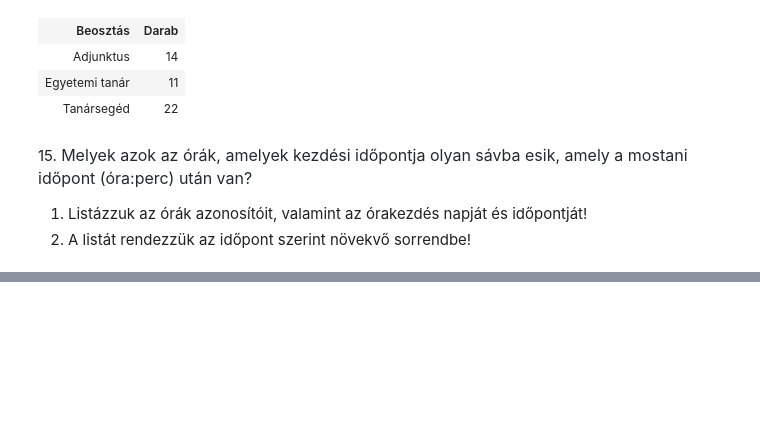
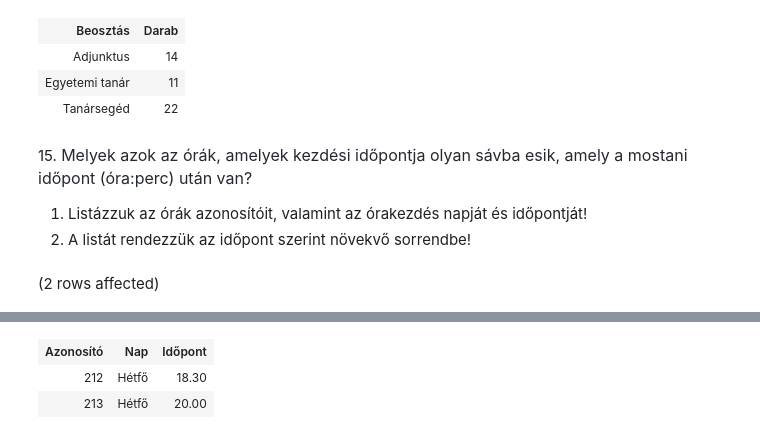
Before and after one commit to Dobo-Lilla/adatbazisok, a Jupyter notebook: gyakorlat02_feladatok .ipynb, the cells around one changed output, grey strips where cells are left out. Drawn from its saved outputs; the diff is of its cells as text; code cells hidden in the pictures; blank space fills up the shorter version.

```diff
--- a/gyakorlat02_feladatok .ipynb
+++ b/gyakorlat02_feladatok .ipynb
@@ -341,3 +341,13 @@ Total execution time: 00:00:00.031
 
 1. Listázzuk az órák azonosítóit, valamint az órakezdés napját és időpontját!
 2. A listát rendezzük az időpont szerint növekvő sorrendbe!
+# %%
+SELECT o.ora_id As 'Azonosító',
+    n.nap As 'Nap',
+    s.Időpont As 'Időpont'
+FROM Orak o JOIN Savok s ON o.Sav = s.Sav_id
+    JOIN Napok n ON o.nap = n.nap_id
+WHERE CAST(LEFT(Időpont,CHARINDEX('.',Időpont)-1)+ ':' + RIGHT(Időpont,2)as time) > CAST(GETDATE()AS time)
+ORDER BY CAST(LEFT(Időpont,CHARINDEX('.',Időpont)-1)+ ':' + RIGHT(Időpont,2)as time) ASC
+# %% [output]
+(2 rows affected)
@@ -343,0 +355,3 @@ Total execution time: 00:00:00.031
+| Azonosító | Nap | Időpont |
+| 212 | Hétfő | 18.30 |
+| 213 | Hétfő | 20.00 |
```
Also changed, not shown: parts of 1 cell of this notebook.
